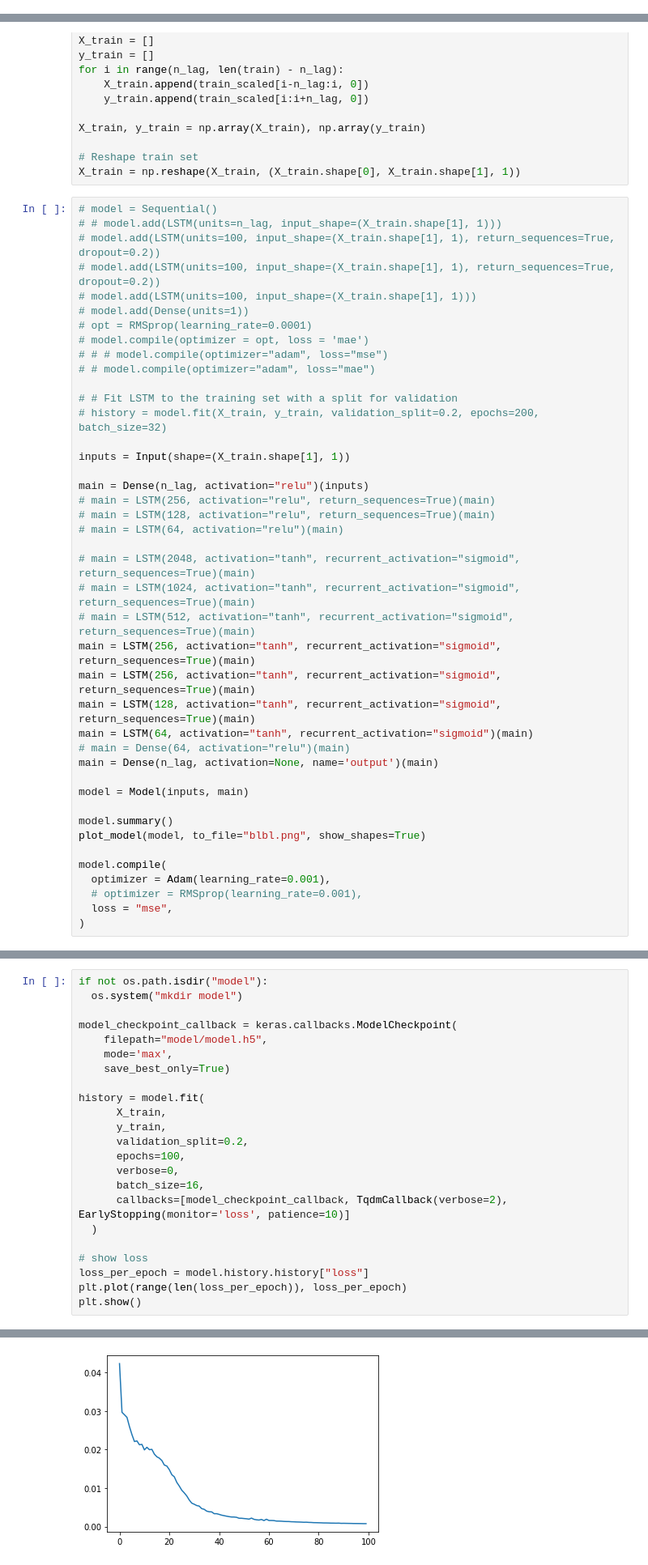
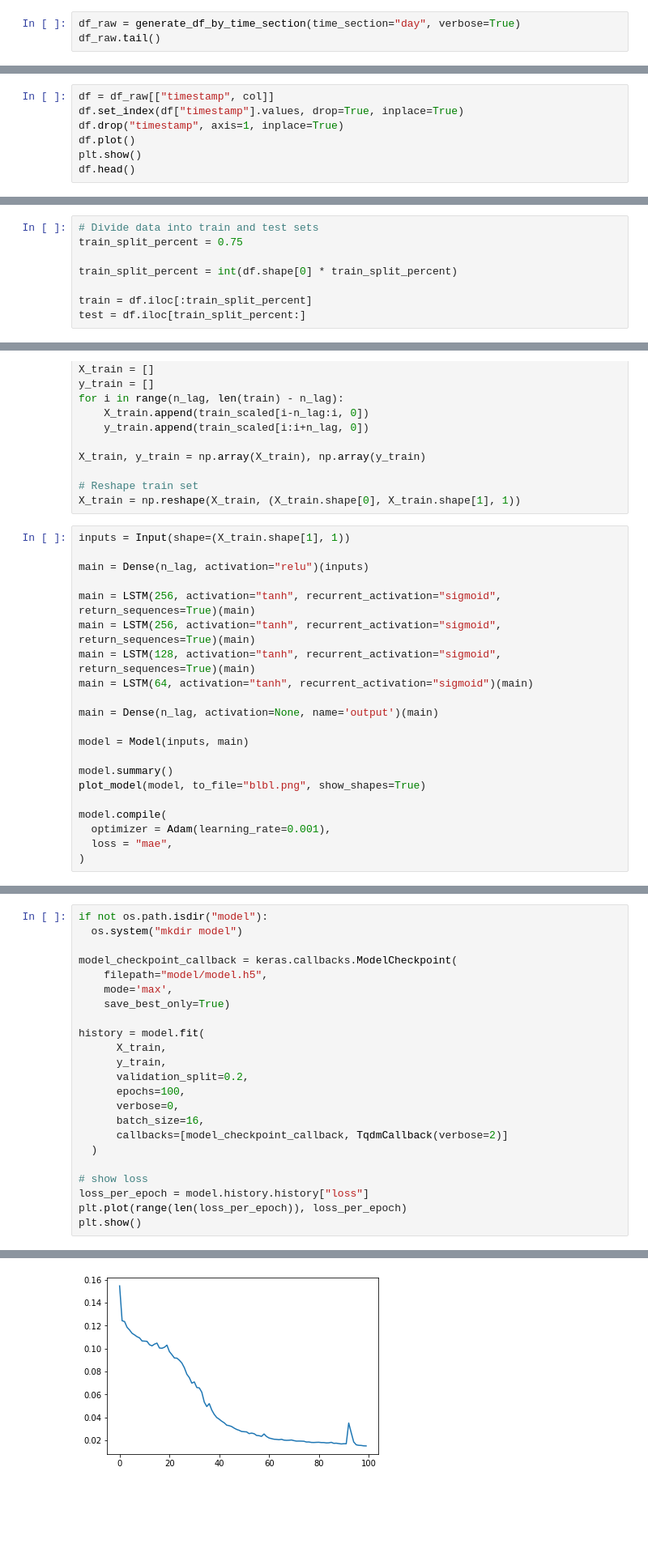
Before and after one commit to tjohanne42/time-series-project-simplon, a Jupyter notebook: preprocess_data_theo.ipynb, the cells around one changed output, grey strips where cells are left out. Shown at 81% size. Saved outputs shown, nothing was run; the diff lists cells and outputs as text; blank space fills up the shorter version.

```diff
--- a/preprocess_data_theo.ipynb
+++ b/preprocess_data_theo.ipynb
@@ -459,0 +19,3 @@ test = df.iloc[train_split_percent:]
+# %%
+df_raw = generate_df_by_time_section(time_section="day", verbose=True)
+df_raw.tail()
@@ -459,0 +83,7 @@ test = df.iloc[train_split_percent:]
+# %%
+df = df_raw[["timestamp", col]]
+df.set_index(df["timestamp"].values, drop=True, inplace=True)
+df.drop("timestamp", axis=1, inplace=True)
+df.plot()
+plt.show()
+df.head()
@@ -460,3 +116,11 @@ test = df.iloc[train_split_percent:]
+# %%
+# Divide data into train and test sets
+train_split_percent = 0.75
+
+train_split_percent = int(df.shape[0] * train_split_percent)
+
+train = df.iloc[:train_split_percent]
+test = df.iloc[train_split_percent:]
 # %%
 # Normalize training data
 sc = MinMaxScaler(feature_range=(0,1))
@@ -475,35 +139,15 @@ X_train, y_train = np.array(X_train), np.array(y_train)
 # Reshape train set
 X_train = np.reshape(X_train, (X_train.shape[0], X_train.shape[1], 1))
 # %%
-# model = Sequential()
-# # model.add(LSTM(units=n_lag, input_shape=(X_train.shape[1], 1)))
-# model.add(LSTM(units=100, input_shape=(X_train.shape[1], 1), return_sequences=True, dropout=0.2))
-# model.add(LSTM(units=100, input_shape=(X_train.shape[1], 1), return_sequences=True, dropout=0.2))
-# model.add(LSTM(units=100, input_shape=(X_train.shape[1], 1)))
-# model.add(Dense(units=1))
-# opt = RMSprop(learning_rate=0.0001)
-# model.compile(optimizer = opt, loss = 'mae')
-# # # model.compile(optimizer="adam", loss="mse")
-# # model.compile(optimizer="adam", loss="mae")
-
-# # Fit LSTM to the training set with a split for validation
-# history = model.fit(X_train, y_train, validation_split=0.2, epochs=200, batch_size=32)
-
 inputs = Input(shape=(X_train.shape[1], 1))
 
 main = Dense(n_lag, activation="relu")(inputs)
-# main = LSTM(256, activation="relu", return_sequences=True)(main)
-# main = LSTM(128, activation="relu", return_sequences=True)(main)
-# main = LSTM(64, activation="relu")(main)
 
-# main = LSTM(2048, activation="tanh", recurrent_activation="sigmoid", return_sequences=True)(main)
-# main = LSTM(1024, activation="tanh", recurrent_activation="sigmoid", return_sequences=True)(main)
-# main = LSTM(512, activation="tanh", recurrent_activation="sigmoid", return_sequences=True)(main)
 main = LSTM(256, activation="tanh", recurrent_activation="sigmoid", return_sequences=True)(main)
 main = LSTM(256, activation="tanh", recurrent_activation="sigmoid", return_sequences=True)(main)
 main = LSTM(128, activation="tanh", recurrent_activation="sigmoid", return_sequences=True)(main)
 main = LSTM(64, activation="tanh", recurrent_activation="sigmoid")(main)
-# main = Dense(64, activation="relu")(main)
+
 main = Dense(n_lag, activation=None, name='output')(main)
 
 model = Model(inputs, main)
@@ -513,7 +157,6 @@ plot_model(model, to_file="blbl.png", show_shapes=True)
 
 model.compile(
   optimizer = Adam(learning_rate=0.001),
-  # optimizer = RMSprop(learning_rate=0.001),
-  loss = "mse",
+  loss = "mae",
 )
 # %% [output]
@@ -550,7 +193,7 @@ history = model.fit(
       epochs=100,
       verbose=0,
       batch_size=16,
-      callbacks=[model_checkpoint_callback, TqdmCallback(verbose=2), EarlyStopping(monitor='loss', patience=10)]
+      callbacks=[model_checkpoint_callback, TqdmCallback(verbose=2)]
   )
 
 # show loss
@@ -563 +205 @@ WARNING:tensorflow:Callback method `on_train_batch_end` is slow compared to the
-[figure, old version]
+[figure, new version]
```
Also changed, not shown: parts of 60 cells of this notebook.
